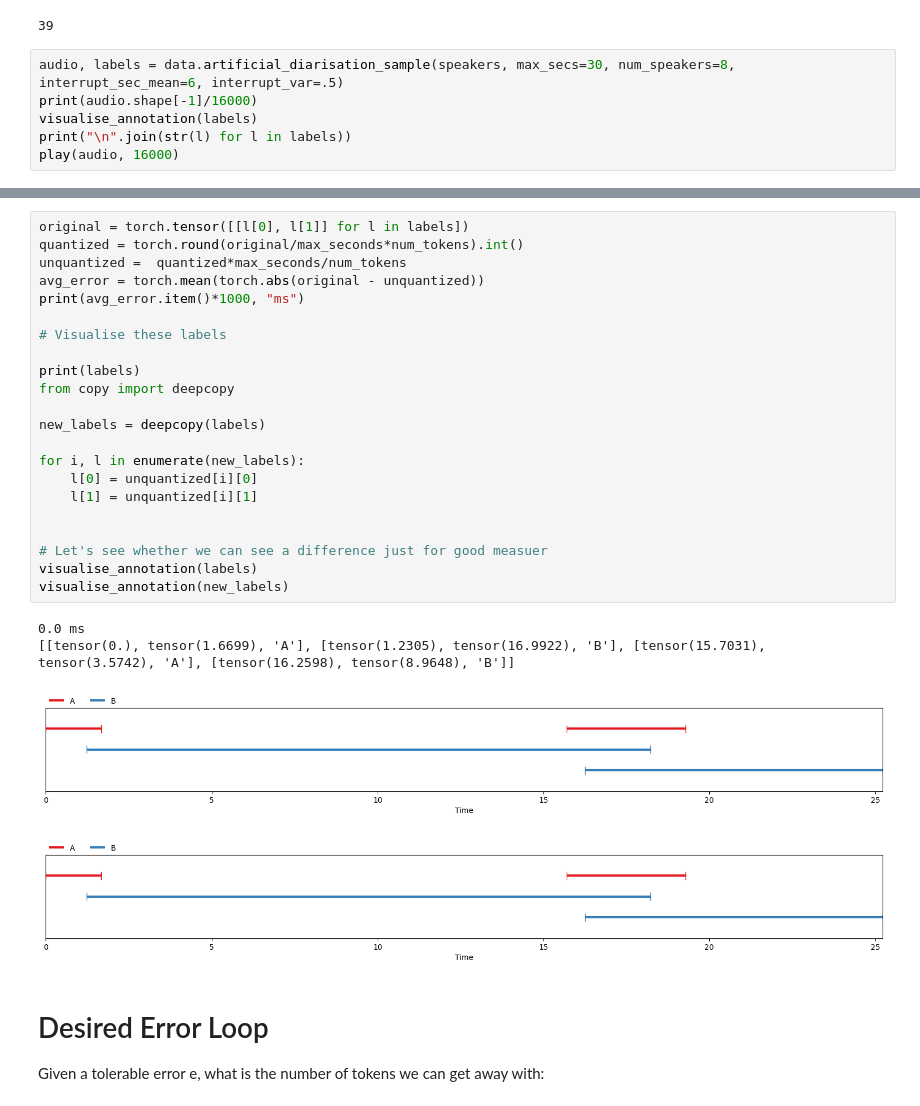
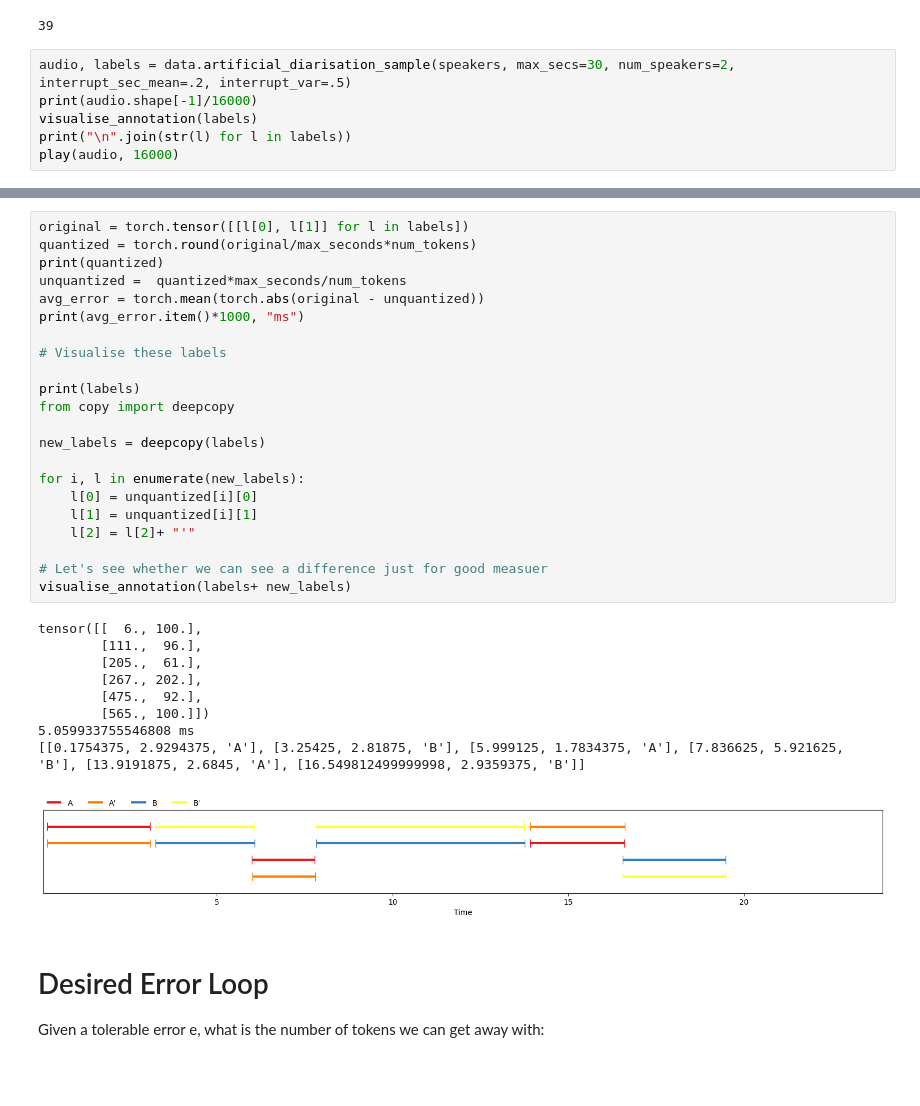
Before and after one commit to mogwai/nanodrz, a Jupyter notebook: notebook/Coordinate Quantization.ipynb, the cells around one changed output, grey strips where cells are left out. Drawn from its saved outputs; the diff is of its cells as text; blank space fills up the shorter version.

Commit message:
Plotting coord quntz together

```diff
--- a/notebook/Coordinate Quantization.ipynb
+++ b/notebook/Coordinate Quantization.ipynb
@@ -38,7 +38,7 @@ len(speakers)
 # %% [output]
 39
 # %%
-audio, labels = data.artificial_diarisation_sample(speakers, max_secs=30, num_speakers=8,  interrupt_sec_mean=6, interrupt_var=.5)
+audio, labels = data.artificial_diarisation_sample(speakers, max_secs=30, num_speakers=2,  interrupt_sec_mean=.2, interrupt_var=.5)
 print(audio.shape[-1]/16000)
 visualise_annotation(labels)
 print("\n".join(str(l) for l in labels))
@@ -53,31 +55,36 @@ play(audio, 16000)
 [interactive output not drawn]
 # %%
 original = torch.tensor([[l[0], l[1]] for l in labels])
-quantized = torch.round(original/max_seconds*num_tokens).int()
+quantized = torch.round(original/max_seconds*num_tokens)
+print(quantized)
 unquantized =  quantized*max_seconds/num_tokens
 avg_error = torch.mean(torch.abs(original - unquantized))
 print(avg_error.item()*1000, "ms")
 
 # Visualise these labels
 
 print(labels)
 from copy import deepcopy
 
 new_labels = deepcopy(labels)
 
 for i, l in enumerate(new_labels):
     l[0] = unquantized[i][0]
     l[1] = unquantized[i][1]
-
+    l[2] = l[2]+ "'"
 
 # Let's see whether we can see a difference just for good measuer
-visualise_annotation(labels)
-visualise_annotation(new_labels)
+visualise_annotation(labels+ new_labels)
 # %% [output]
-0.0 ms
-[[tensor(0.), tensor(1.6699), 'A'], [tensor(1.2305), tensor(16.9922), 'B'], [tensor(15.7031), tensor(3.5742), 'A'], [tensor(16.2598), tensor(8.9648), 'B']]
+tensor([[  6., 100.],
+        [111.,  96.],
+        [205.,  61.],
+        [267., 202.],
+        [475.,  92.],
+        [565., 100.]])
+5.059933755546808 ms
+[[0.1754375, 2.9294375, 'A'], [3.25425, 2.81875, 'B'], [5.999125, 1.7834375, 'A'], [7.836625, 5.921625, 'B'], [13.9191875, 2.6845, 'A'], [16.549812499999998, 2.9359375, 'B']]
-[figure, old version]
+[figure, new version]
-[figure, removed]
 # %% [markdown]
 # Desired Error Loop
 
```
Also changed, not shown: parts of 3 cells of this notebook.
